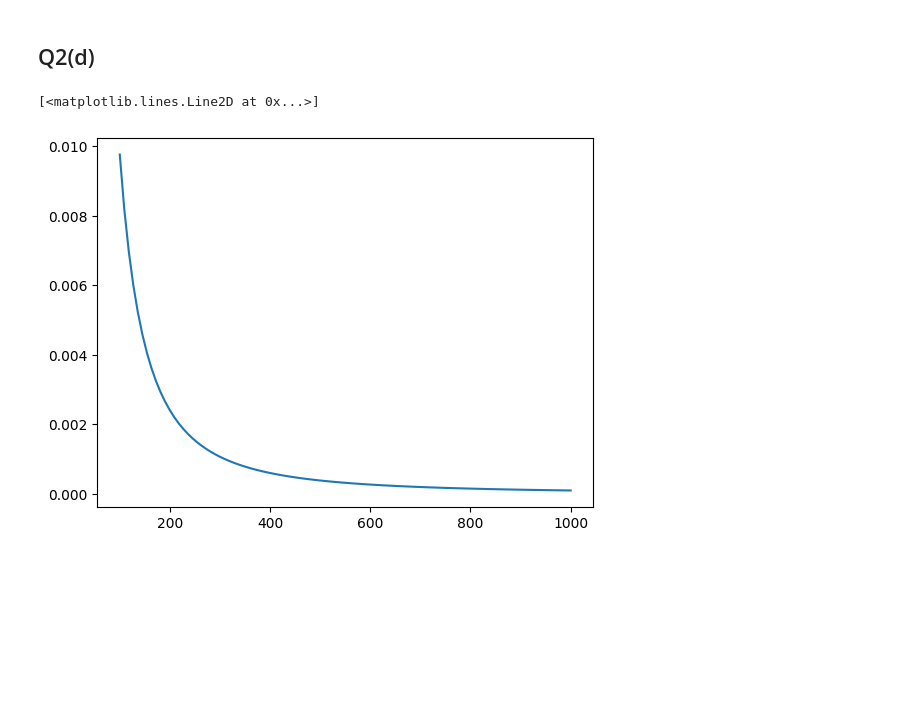
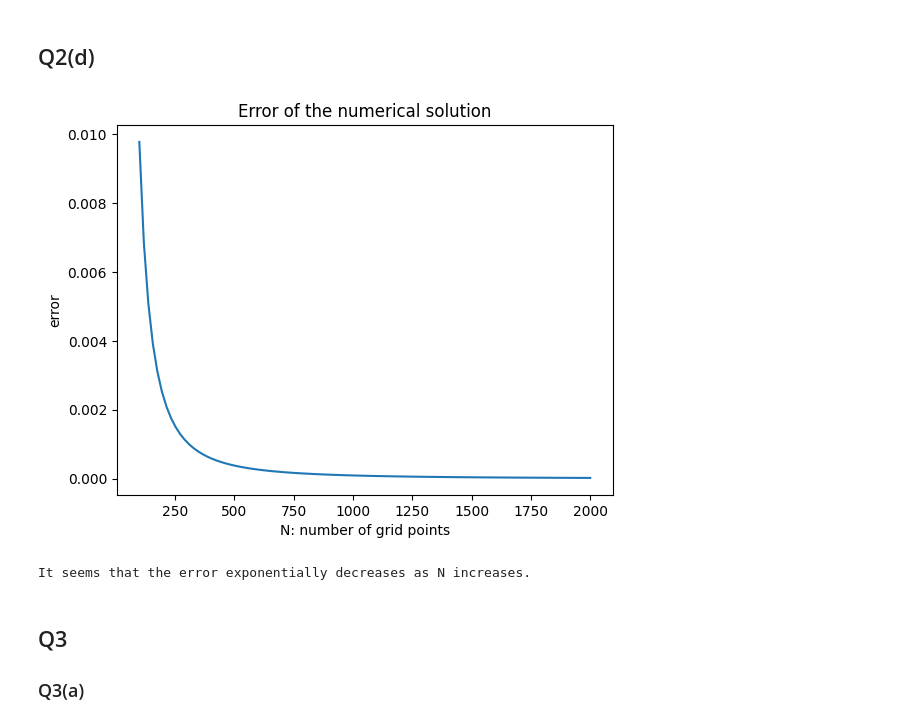
Before and after one commit to harryhanYuhao/math, a Jupyter notebook: 2023-2024/numerical_linear_algebra/s2162783_solution.ipynb, the cells around one changed output. Cells and saved outputs as stored; diff of their text form; code cells hidden in the pictures; blank space fills up the shorter version.

```diff
--- a/2023-2024/numerical_linear_algebra/s2162783_solution.ipynb
+++ b/2023-2024/numerical_linear_algebra/s2162783_solution.ipynb
@@ -299,6 +355,7 @@ def BVP(N, omega, f):
     w''(x) + omega^2*w(x) = omega^2 f(x)
     With boundary conditions w(0) = w(1) = 0
 
+    The solution is calculated based on the system of linear equations given above.
     Input:
         N: number of grid points
         omega: a parameter
@@ -310,6 +367,7 @@ def BVP(N, omega, f):
     """
     # calculate h
     h = 1/N
+    # construct the tridiagonal matrix
     x = np.linspace(0, 1, N+1)
     a = np.ones(N-2)/(h**2)
     c = a
@@ -328,12 +393,6 @@ def BVP(N, omega, f):
 # %%
 import numpy as np
 # the exact solution
-
-def w_exact(x, omega):
-    """
-    This is the exact solution of the BVP when f(x) = 1
-    """
-    return (np.sin(omega) - np.sin(omega*x) - np.sin(omega*(1-x)))/(np.sin(omega))
 
 def error(N, omega):
     """
@@ -369,18 +428,26 @@ omega = 20
 
 errorList = []
 
-n_list = [int(i) for i in np.linspace(100, 1000, 100)]
+n_list = [int(i) for i in np.linspace(100, 2000, 100)]
 
 for i in n_list:
     errorList.append(error(int(i), omega)/get_norm_of_exact(int(i), omega))
 # %%
 import matplotlib.pyplot as plt
 import numpy as np
 
-import matplotlib as mpl
 
 fig, ax = plt.subplots()  # Create a figure containing a single axes.
 ax.plot(n_list, errorList)  # Plot some data on the axes
+ax.set_xlabel('N: number of grid points')
+ax.set_ylabel('error')
+ax.set_title('Error of the numerical solution')
+plt.show()
+
+print("It seems that the error exponentially decreases as N increases.")
 # %% [output]
+[figure, new version]
-[<matplotlib.lines.Line2D at 0x...>]
+It seems that the error exponentially decreases as N increases.
-[figure, old version]
+# %% [markdown]
+## Q3
+### Q3(a)
```
Also changed, not shown: parts of 25 cells of this notebook, 6 other files.
